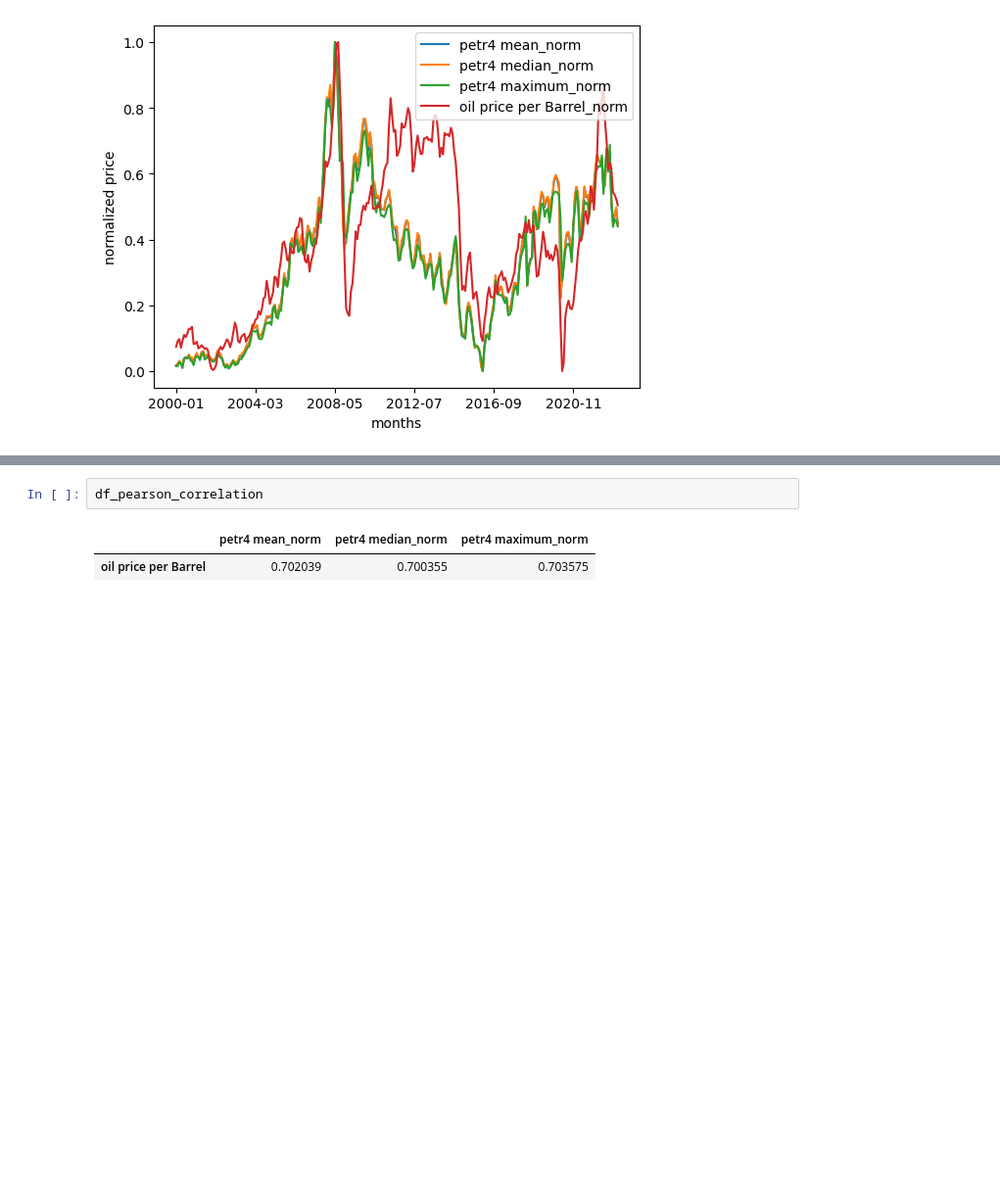
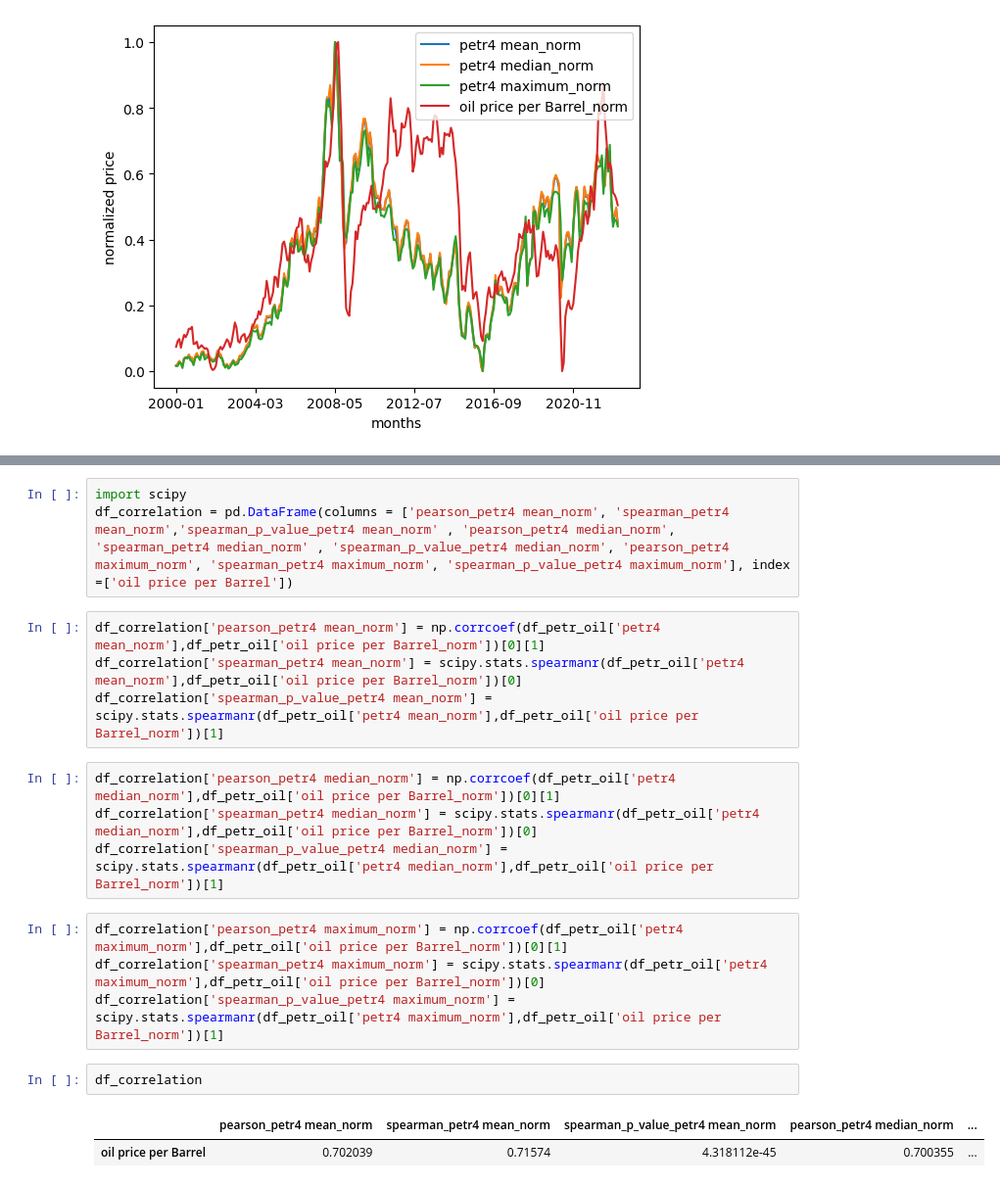
Before and after one commit to amandaventurac/petr4_oil_price_correlation, a Jupyter notebook: crude_oil_and_petr4_correlation.ipynb, the cells around one changed output, grey strips where cells are left out. Shown: that part at 98% size. Saved outputs shown, nothing was run; the diff lists cells and outputs as text; blank space fills up the shorter version.

```diff
--- a/crude_oil_and_petr4_correlation.ipynb
+++ b/crude_oil_and_petr4_correlation.ipynb
@@ -295,6 +297,21 @@ df_pearson_correlation['petr4 maximum_norm'] = np.corrcoef(df_petr_oil['petr4 ma
-# %%
-df_pearson_correlation
-# %% [output]
-|  | petr4 mean_norm | petr4 median_norm | petr4 maximum_norm |
-| oil price per Barrel | 0.702039 | 0.700355 | 0.703575 |
+# %%
+import scipy
+df_correlation = pd.DataFrame(columns = ['pearson_petr4 mean_norm', 'spearman_petr4 mean_norm','spearman_p_value_petr4 mean_norm' , 'pearson_petr4 median_norm', 'spearman_petr4 median_norm' , 'spearman_p_value_petr4 median_norm', 'pearson_petr4 maximum_norm', 'spearman_petr4 maximum_norm', 'spearman_p_value_petr4 maximum_norm'], index =['oil price per Barrel'])
+# %%
+df_correlation['pearson_petr4 mean_norm'] = np.corrcoef(df_petr_oil['petr4 mean_norm'],df_petr_oil['oil price per Barrel_norm'])[0][1]
+df_correlation['spearman_petr4 mean_norm'] = scipy.stats.spearmanr(df_petr_oil['petr4 mean_norm'],df_petr_oil['oil price per Barrel_norm'])[0]
+df_correlation['spearman_p_value_petr4 mean_norm'] = scipy.stats.spearmanr(df_petr_oil['petr4 mean_norm'],df_petr_oil['oil price per Barrel_norm'])[1]
+# %%
+df_correlation['pearson_petr4 median_norm'] = np.corrcoef(df_petr_oil['petr4 median_norm'],df_petr_oil['oil price per Barrel_norm'])[0][1]
+df_correlation['spearman_petr4 median_norm'] = scipy.stats.spearmanr(df_petr_oil['petr4 median_norm'],df_petr_oil['oil price per Barrel_norm'])[0]
+df_correlation['spearman_p_value_petr4 median_norm'] = scipy.stats.spearmanr(df_petr_oil['petr4 median_norm'],df_petr_oil['oil price per Barrel_norm'])[1]
+# %%
+df_correlation['pearson_petr4 maximum_norm'] = np.corrcoef(df_petr_oil['petr4 maximum_norm'],df_petr_oil['oil price per Barrel_norm'])[0][1]
+df_correlation['spearman_petr4 maximum_norm'] = scipy.stats.spearmanr(df_petr_oil['petr4 maximum_norm'],df_petr_oil['oil price per Barrel_norm'])[0]
+df_correlation['spearman_p_value_petr4 maximum_norm'] = scipy.stats.spearmanr(df_petr_oil['petr4 maximum_norm'],df_petr_oil['oil price per Barrel_norm'])[1]
+# %%
+df_correlation
+# %% [output]
+|  | pearson_petr4 mean_norm | spearman_petr4 mean_norm | spearman_p_value_petr4 mean_norm | pearson_petr4 median_norm | ... |
+| oil price per Barrel | 0.702039 | 0.71574 | 4.318112e-45 | 0.700355 | ... |
 # %% [markdown]
```
Also changed, not shown: parts of 12 cells of this notebook.
